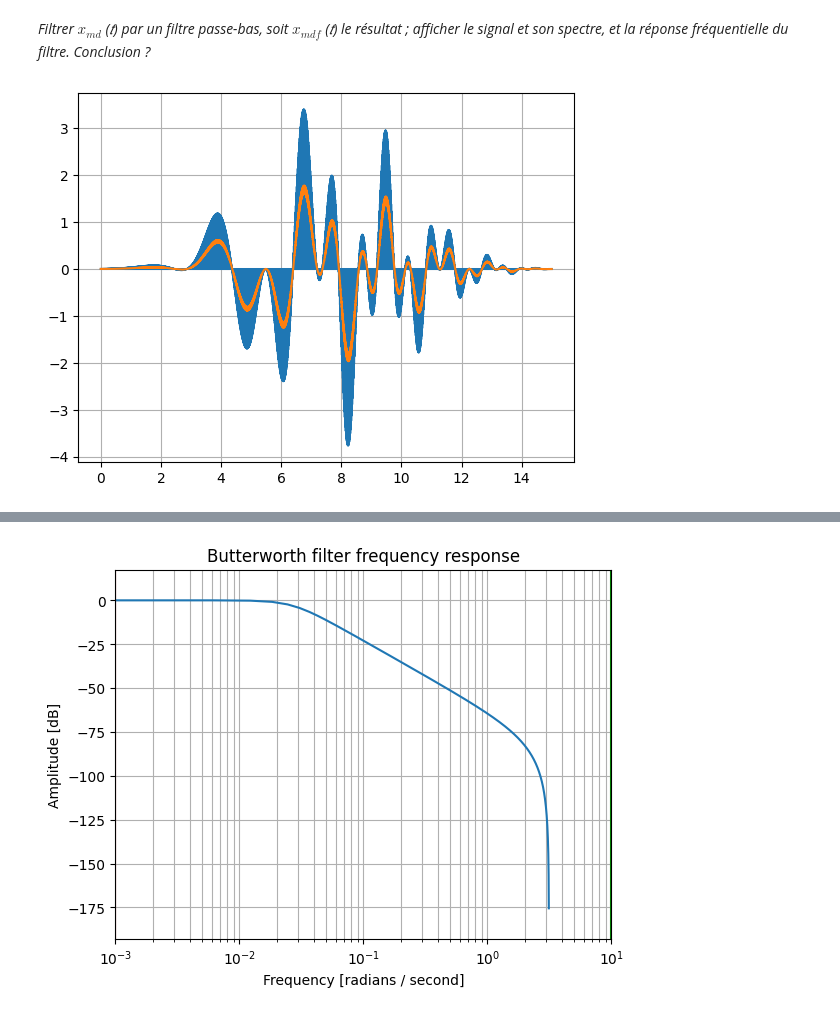
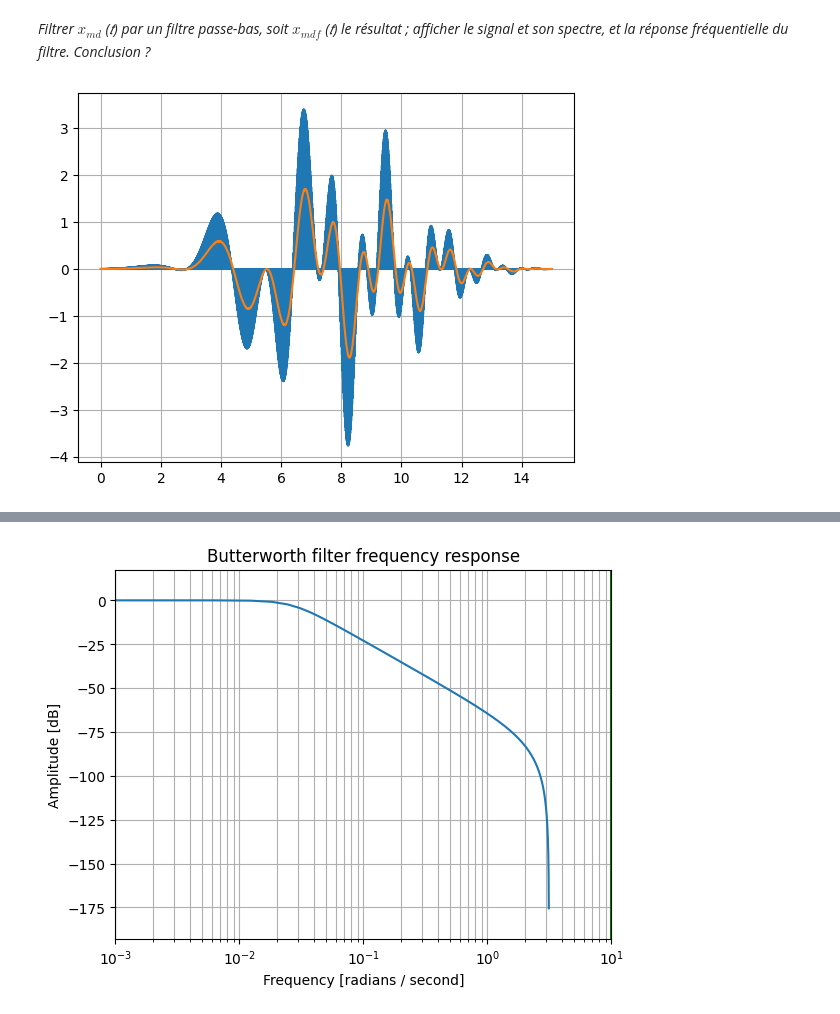
Before and after one commit to emelinepadie/signal, a Jupyter notebook: Mini-projet.ipynb, the cells around one changed output, grey strips where cells are left out. Cells and saved outputs as stored; diff of their text form; code cells hidden in the pictures.

```diff
--- a/Mini-projet.ipynb
+++ b/Mini-projet.ipynb
@@ -147,17 +147,17 @@ fréquentielle du filtre. Conclusion ?*
 # %%
 #Filtrage du signal
 
-W_low = 20  ##fréquence de coupure du filtre
+W_low = 5  ##fréquence de coupure du filtre
 b_low, a_low = sig.butter(2, W_low, btype = 'low', fs = finfty)
 
 xmdf= sig.lfilter(b_low, a_low, xmd - xmd[0]) + xmd[0]
 
 fig, ax = plt.subplots()
 ax.plot(t, xmd)
 ax.plot(t, xmdf)
 ax.grid()
 # %% [output]
-[figure, old version]
+[figure, new version]
 # %%
 ##spectre du signal filtré
 #fs = 1/T
```
Also changed, not shown: parts of 18 cells of this notebook.
